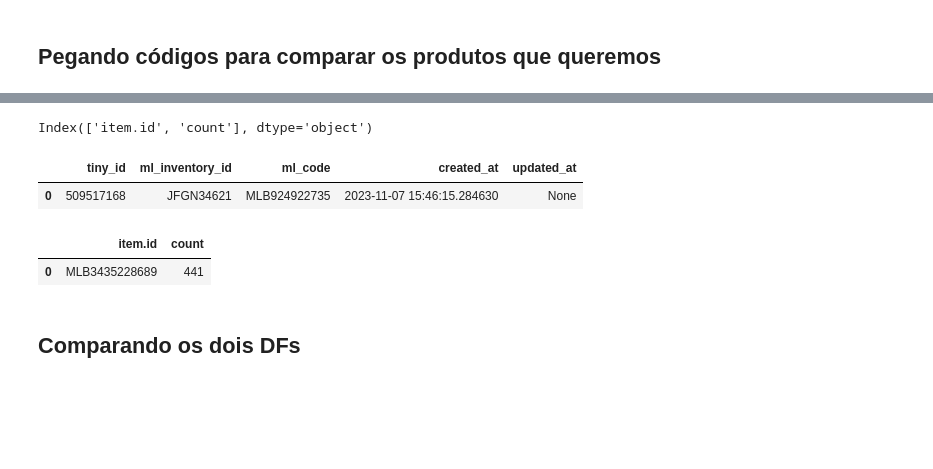
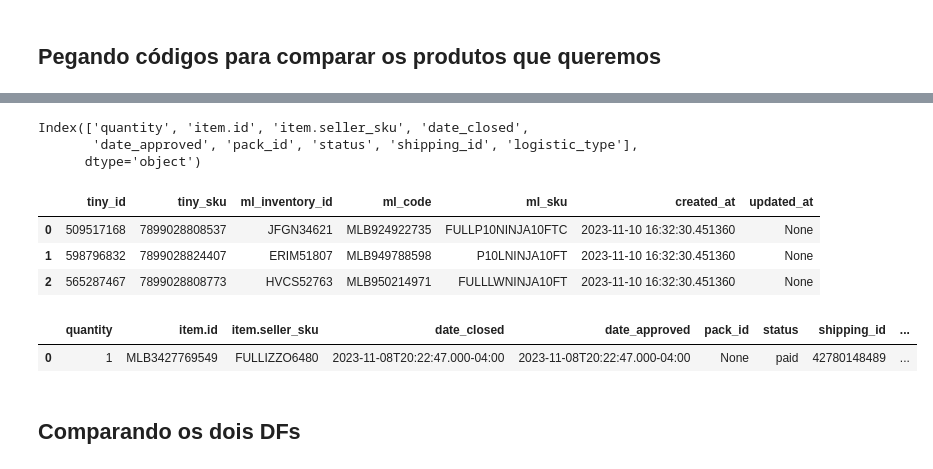
Before and after one commit to lpcoutinho/api_musical, a Jupyter notebook: Notebooks/ml_orders.ipynb, the cells around one changed output, grey strips where cells are left out. Cells and saved outputs as stored; diff of their text form; code cells hidden in the pictures; blank space fills up the shorter version.

Commit message:
encontrando orders

```diff
--- a/Notebooks/ml_orders.ipynb
+++ b/Notebooks/ml_orders.ipynb
@@ -316,0 +451,5 @@ y.head(3)
+# %%
+df = pd.DataFrame(json_shipments_list)
+
+# df.head(1)
+df.columns
@@ -316,0 +481,12 @@ y.head(3)
+# %%
+df_orders = novo_df_orders.copy()
+# Buscando envios do Full
+
+df_fulfillment_ship = df[['id', 'logistic_type']]
+
+df_fulfillment_ship = df_fulfillment_ship[df_fulfillment_ship['logistic_type'] == 'fulfillment']
+
+print(df_orders.shape)
+print(df_fulfillment_ship.shape)
+
+print(df_fulfillment_ship['logistic_type'].value_counts())
@@ -316,0 +509,5 @@ y.head(3)
+# %%
+# Unindo os DFs. Retorna apenas as linhas em df_orders onde shipping_id == id
+df_res_fulfillment = pd.merge(df_orders, df_fulfillment_ship, left_on='shipping_id', right_on='id', how='inner')
+
+df_res_fulfillment.shape
@@ -316,0 +524,4 @@ y.head(3)
+# %%
+cols = ['quantity','item.id','item.seller_sku','date_closed', 'date_approved', 'pack_id', 'status', 'shipping_id', 'logistic_type']
+df_order_res = df_res_fulfillment[cols]
+df_order_res
@@ -328,18 +553,21 @@ df_codes.shape
 # %%
 df_codes.columns
-df3.columns
+df_order_res.columns
 # %% [output]
-Index(['item.id', 'count'], dtype='object')
+Index(['quantity', 'item.id', 'item.seller_sku', 'date_closed',
+       'date_approved', 'pack_id', 'status', 'shipping_id', 'logistic_type'],
+      dtype='object')
-# %%
-df_codes['ml_code'] = 'MLB' + df_codes['ml_code']
-df_codes.head(1)
-# %% [output]
-|  | tiny_id | ml_inventory_id | ml_code | created_at | updated_at |
-| 0 | 509517168 | JFGN34621 | MLB924922735 | 2023-11-07 15:46:15.284630 | None |
+# %%
+df_codes.head(3)
+# %% [output]
+|  | tiny_id | tiny_sku | ml_inventory_id | ml_code | ml_sku | created_at | updated_at |
+| 0 | 509517168 | 7899028808537 | JFGN34621 | MLB924922735 | FULLP10NINJA10FTC | 2023-11-10 16:32:30.451360 | None |
+| 1 | 598796832 | 7899028824407 | ERIM51807 | MLB949788598 | P10LNINJA10FT | 2023-11-10 16:32:30.451360 | None |
+| 2 | 565287467 | 7899028808773 | HVCS52763 | MLB950214971 | FULLLWNINJA10FT | 2023-11-10 16:32:30.451360 | None |
 # %%
-df3.head(1)
+df_order_res.head(1)
 # %% [output]
-|  | item.id | count |
-| 0 | MLB3435228689 | 441 |
+|  | quantity | item.id | item.seller_sku | date_closed | date_approved | pack_id | status | shipping_id | ... |
+| 0 | 1 | MLB3427769549 | FULLIZZO6480 | 2023-11-08T20:22:47.000-04:00 | 2023-11-08T20:22:47.000-04:00 | None | paid | 42780148489 | ... |
 # %% [markdown]
 ## Comparando os dois DFs
```
Also changed, not shown: parts of 101 cells of this notebook, 4 other files.
